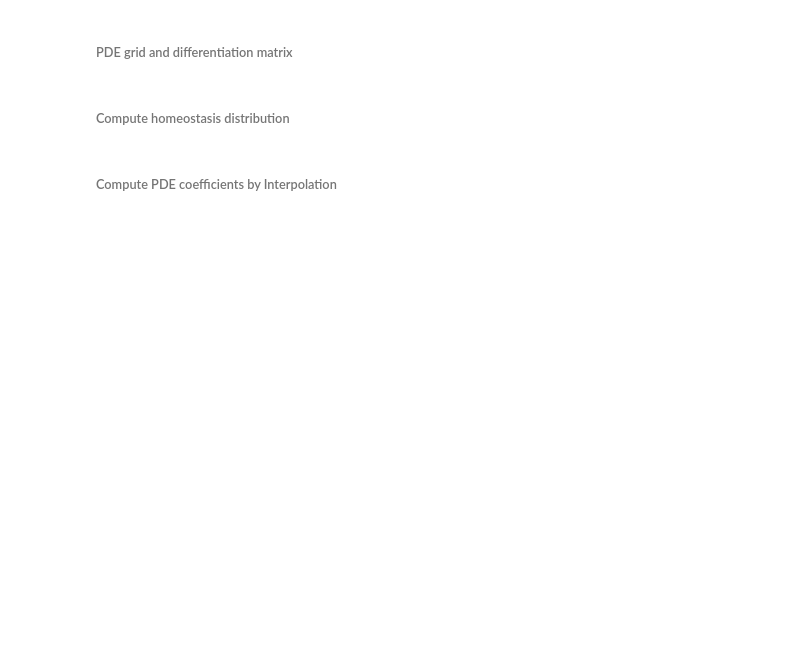
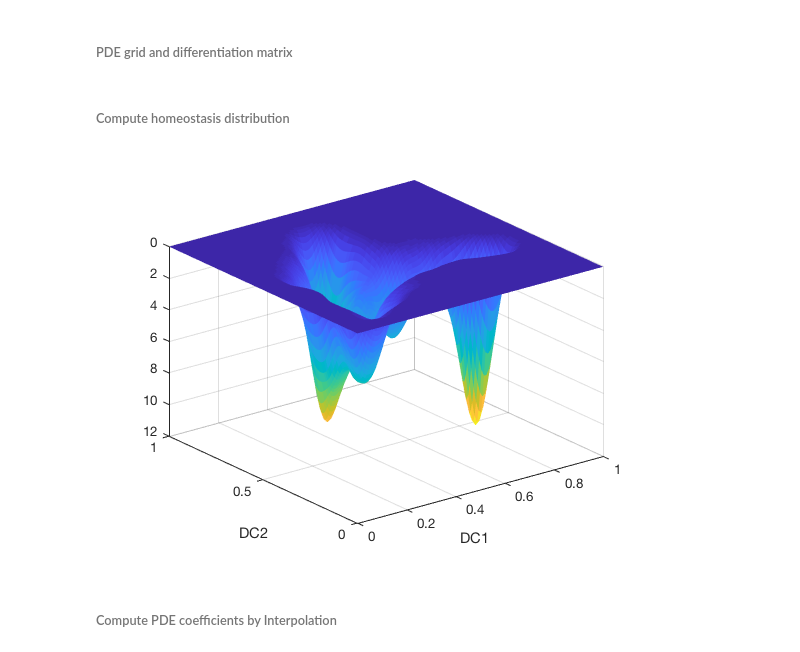
Before and after one commit to heyrim/Mathematical-modeling-with-single-cell-sequencing-data, a Jupyter notebook: Mathematical-modeling-with-single-cell-sequencing-data.ipynb, the cells around one changed output. Drawn from its saved outputs; the diff is of its cells as text; code cells hidden in the pictures; blank space fills up the shorter version.

```diff
--- a/Mathematical-modeling-with-single-cell-sequencing-data.ipynb
+++ b/Mathematical-modeling-with-single-cell-sequencing-data.ipynb
@@ -28,8 +32,11 @@ Compute_systemMatrix( N );
 # %%
 global N1 dx xx yy
 [YY,XX] = meshgrid(yy,xx);
 [uHS,~,~] = ksdensity( [dc(:,1:2)], [XX(:),YY(:)], 'bandwidth', [0.03 0.03] );
 uHS = reshape( uHS, N1(1), N1(2) );
+figure; surf( XX, YY, uHS, 'linestyle','none' ); set(gca, 'Zdir', 'reverse'); xlabel('DC1'); ylabel('DC2');
+# %% [output]
+[figure, added]
 # %% [markdown]
 ###### Compute PDE coefficients by Interpolation
 # %%
```
Also changed, not shown: parts of 2 cells of this notebook.
